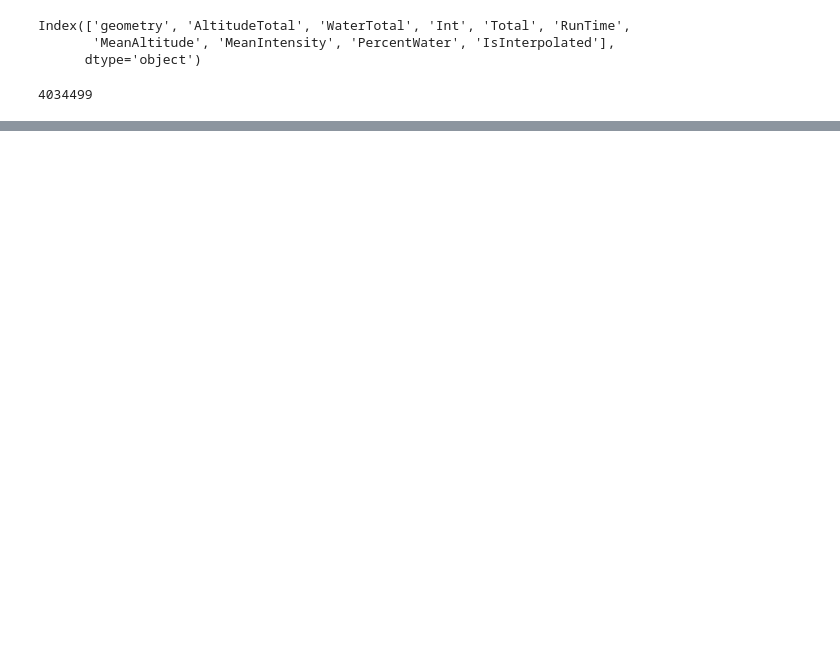
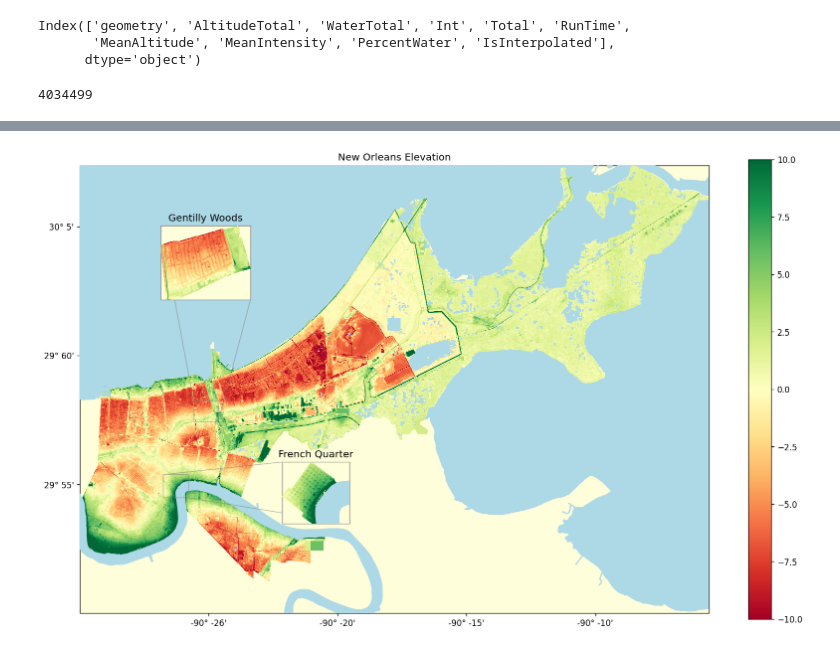
Before and after one commit to GarysCorner/NewOrleansElevation, a Jupyter notebook: CreateMaps_NewOrleans.ipynb, the cells around one changed output, grey strips where cells are left out. Drawn from its saved outputs; the diff is of its cells as text; code cells hidden in the pictures; blank space fills up the shorter version.

Commit message:
visual improvements

```diff
--- a/CreateMaps_NewOrleans.ipynb
+++ b/CreateMaps_NewOrleans.ipynb
@@ -38,5 +38,6 @@ bounds100m = data100m.total_bounds
 # %%
 lp("Loading 10m lidar data")
 data10m = gpd.read_parquet(f"{outPath}PostProcessedLidat_10m.parquet")
+data10m.loc[np.isnan(data10m['MeanAltitude']), 'MeanAltitude'] = pd.NA   #na values are numpy not pandas IDK
 bounds10m = data100m.total_bounds
 # %% [output]
@@ -100,8 +101,10 @@ data100m.head(1)
 # %%
 cartopyCRS = cartopy.crs.UTM(15)
 def createMap(ax, df,column,bounds,vmin,vmax,cmap='seismic_r', alpha=0.5, tickSpacing=10000, zorderPlus = 0,\
-              showColorBar=True):
+              showColorBar=True,\
+             bgColor=(1, 0.996, 0.859,1.0)):
 
+    df = df.dropna(subset=column)
     normalizer = matplotlib.colors.Normalize(vmin=vmin, vmax=vmax, clip=True)
     cmapTrans = matplotlib.colormaps.get_cmap(cmap)
     xMidpoint = bounds[2] - bounds[0]
@@ -111,11 +114,18 @@ def createMap(ax, df,column,bounds,vmin,vmax,cmap='seismic_r', alpha=0.5, tickSp
     colors = cmapTrans( normalizer( df[column] ) )
     colors[:,3] = alpha
 
-    plotMask = ~pd.isna(df[column])
-    ax.add_geometries(df['geometry'][plotMask], crs=cartopyCRS, color=colors, edgecolor=None, zorder=6+zorderPlus)
+    plotMask = pd.isna(df[column])
 
-    ax.add_geometries(df[df['PercentWater']>=50]['geometry'], crs=cartopyCRS, color='lightblue', edgecolor=None, zorder=5+zorderPlus)
-    waterDf.plot(ax=ax, color='lightblue', edgecolor='lightblue', label='water',zorder=10+zorderPlus)
+    ax.patch.set_facecolor(bgColor)
+    #ax.add_geometries(df['geometry'][~plotMask], crs=cartopyCRS, color=bgColor, edgecolor=None, zorder=4+zorderPlus)
+
+    ax.add_geometries(df['geometry'], crs=cartopyCRS, color=colors, edgecolor=None, zorder=4+zorderPlus)
+
+    waterDf.plot(ax=ax, color='lightblue', edgecolor='lightblue', label='water',zorder=5+zorderPlus)
+    ax.add_geometries(df[df['PercentWater']>=50]['geometry'], crs=cartopyCRS, color='lightblue', edgecolor=None, zorder=6+zorderPlus)
+
+
+
 
     ax.set_xlim((bounds[0], bounds[2]))
     ax.set_ylim((bounds[1], bounds[3]))
@@ -132,7 +142,7 @@ def createMap(ax, df,column,bounds,vmin,vmax,cmap='seismic_r', alpha=0.5, tickSp
     if showColorBar:
         matplotlib.pyplot.colorbar(mappable=matplotlib.cm.ScalarMappable(cmap=cmapTrans, norm=normalizer) , ax=ax)
 
-    ax.patch.set_facecolor((1, 0.996, 0.859,1.0))
+
 
     ax.set_aspect('equal')
 
@@ -140,40 +150,43 @@ def createMap(ax, df,column,bounds,vmin,vmax,cmap='seismic_r', alpha=0.5, tickSp
 # %%
 startPlotTime = datetime.now()
 clipping = 10
+dataSet = data10m
 
-fig, ax = plt.subplots(figsize=(60,40), dpi=120, subplot_kw={ 'projection':cartopyCRS})
-createMap(ax, data10m, 'MeanAltitude', data10m.total_bounds , vmin=clipping*-1, vmax=clipping, alpha=1, cmap='RdYlGn')
+fig, ax = plt.subplots(figsize=(17,10), dpi=120, subplot_kw={ 'projection':cartopyCRS})
+createMap(ax, dataSet, 'MeanAltitude', dataSet.total_bounds , vmin=clipping*-1, vmax=clipping, alpha=1, cmap='RdYlGn')
 ax.set_title("New Orleans Elevation")
 
 
 subPlotHoods = [
     [[0.1,0.7,0.2], 'GENTILLY WOODS'],
     [[0.3,0.2,0.15], 'FRENCH QUARTER'],
 
 ]
 for loc, hood in subPlotHoods:
 
     geomHood = neighborhoodsDf.loc[hood,'geometry']
     geomBounds = geomHood.bounds
-    hoodMask = data10m.intersects(geomHood)
+    hoodMask = dataSet.intersects(geomHood)
 
     geomHeightRatio = ((geomBounds[3] - geomBounds[1]) / (geomBounds[2] - geomBounds[0]))
 
     loc.append( geomHeightRatio * loc[2] )
 
     axHood = ax.inset_axes(loc, projection=cartopyCRS, zorder=51)
     for spine in axHood.spines.values():
         spine.set_edgecolor('grey')
 
-    createMap(axHood, data10m[hoodMask], 'MeanAltitude', geomBounds ,\
+    createMap(axHood, dataSet[hoodMask], 'MeanAltitude', geomBounds ,\
               vmin=clipping*-1, vmax=clipping, alpha=1, cmap='RdYlGn',
               showColorBar=False)
 
     axHood.set_title(hood.title())
     ax.indicate_inset_zoom(axHood, zorder=50, edgecolor='grey')
 
-fig.savefig('output/NewOrleansPoster.png')
-plt.close()
+fig.savefig('output/NewOrleans10m.jpg')
+#plt.close()
+# %% [output]
+[figure, added]
 # %%
 lp(f"Ploting done in {datetime.now() - startPlotTime}")
 # %% [output]
```
Also changed, not shown: parts of 10 cells of this notebook, 1 other file.
